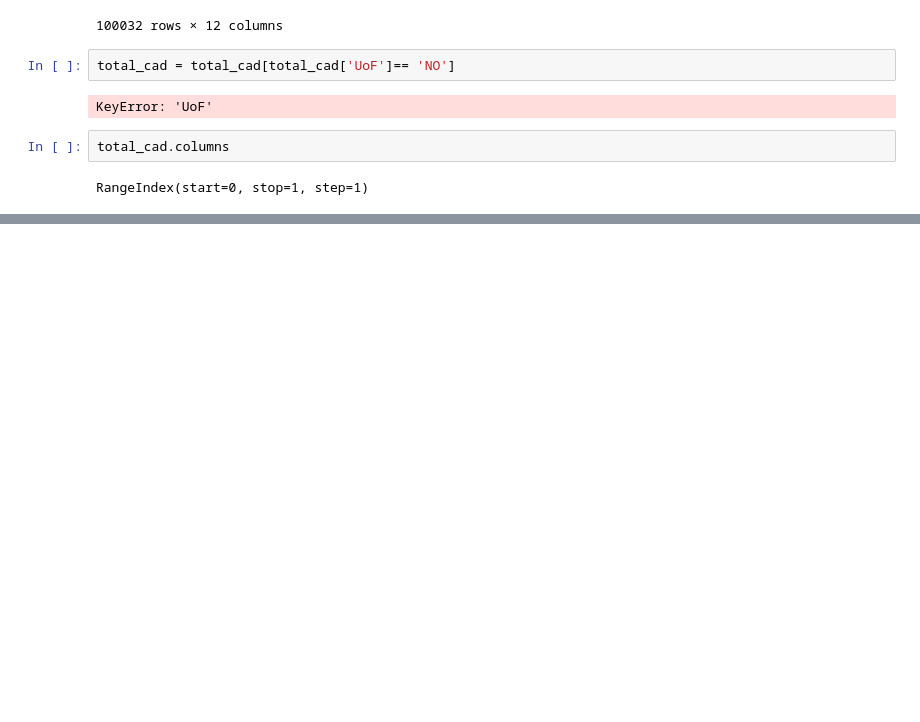
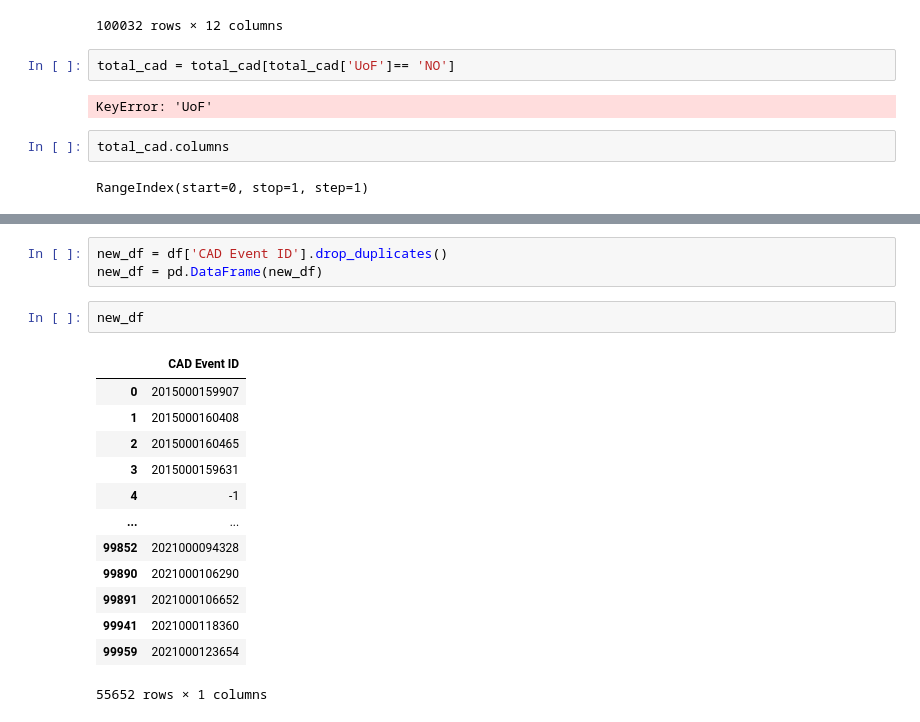
Before and after one commit to msenosain/spd-use-of-force_DS4A, a Jupyter notebook: notebooks/Untitled.ipynb, the cells around one changed output, grey strips where cells are left out. Drawn from its saved outputs; the diff is of its cells as text; blank space fills up the shorter version.

```diff
--- a/notebooks/Untitled.ipynb
+++ b/notebooks/Untitled.ipynb
@@ -206,0 +256,19 @@ RangeIndex(start=0, stop=1, step=1)
+# %%
+new_df = df['CAD Event ID'].drop_duplicates()
+new_df = pd.DataFrame(new_df)
+# %%
+new_df
+# %% [output]
+|  | CAD Event ID |
+| 0 | 2015000159907 |
+| 1 | 2015000160408 |
+| 2 | 2015000160465 |
+| 3 | 2015000159631 |
+| 4 | -1 |
+| ... | ... |
+| 99852 | 2021000094328 |
+| 99890 | 2021000106290 |
+| 99891 | 2021000106652 |
+| 99941 | 2021000118360 |
+| 99959 | 2021000123654 |
+55652 rows × 1 columns
```
Also changed, not shown: parts of 6 cells of this notebook.
